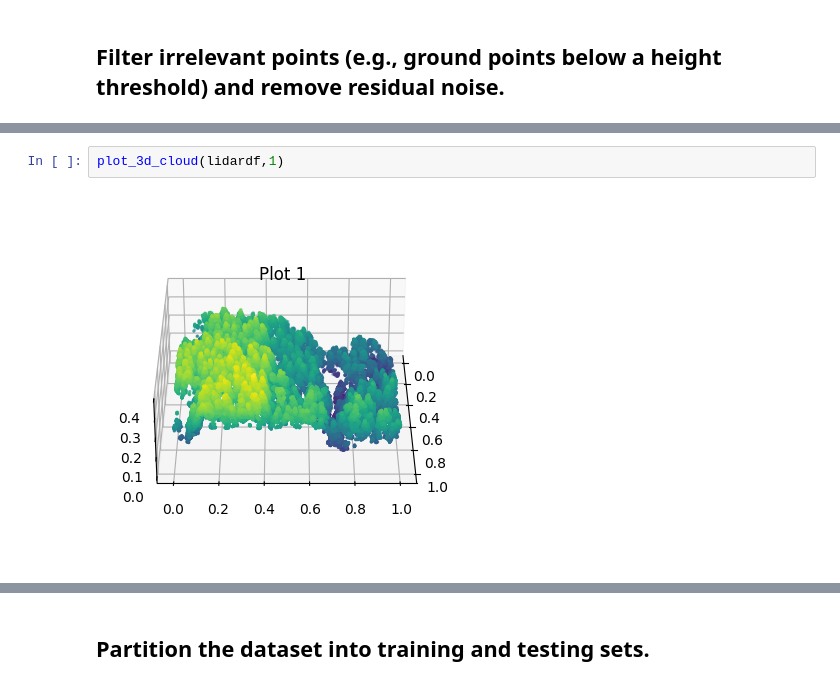
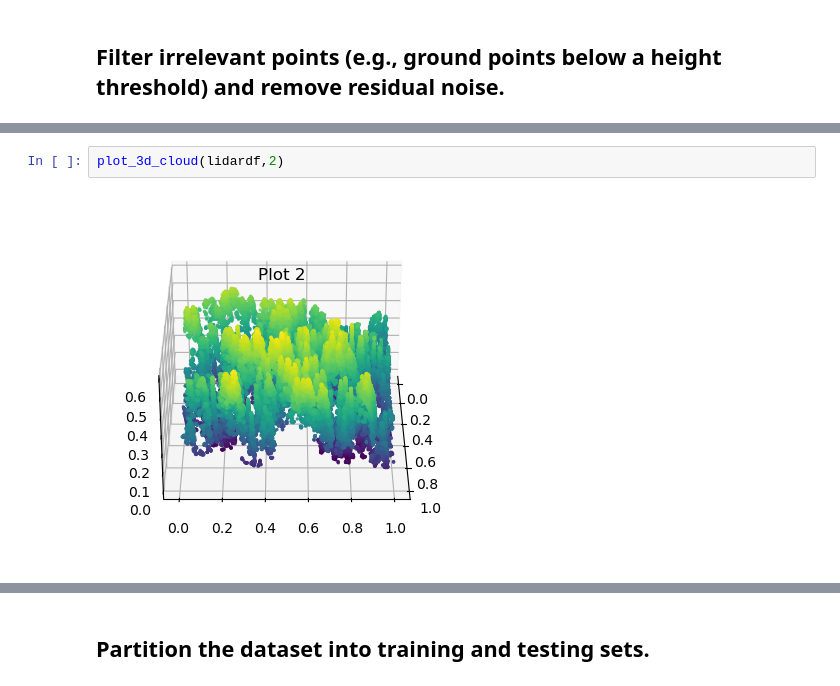
Before and after one commit to andreunilux/LIDAR-Based-Tree-Detection, a Jupyter notebook: Project3.ipynb, the cells around one changed output, grey strips where cells are left out. Cells and saved outputs as stored; diff of their text form.

```diff
--- a/Project3.ipynb
+++ b/Project3.ipynb
@@ -245,4 +263,4 @@ lidardf = load_and_filter(a1 = 0.2, a2 = 0.1,r1 = 0.1,r2 =0.01)
 # %%
-plot_3d_cloud(lidardf,1)
+plot_3d_cloud(lidardf,2)
 # %% [output]
-[figure, old version]
+[figure, new version]
```
Also changed, not shown: parts of 7 cells of this notebook.
